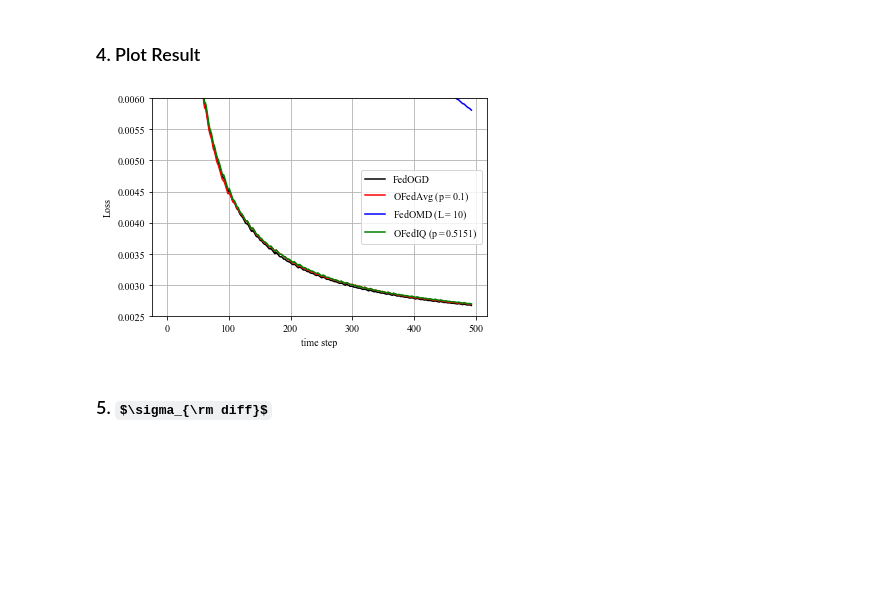
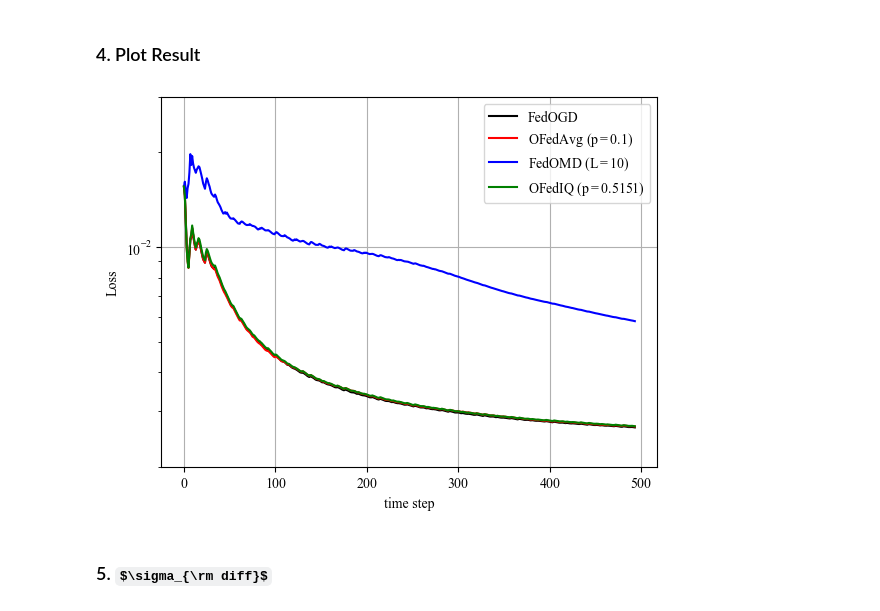
Before and after one commit to IISL-HYU/RegretAnalysis_OFL, a Jupyter notebook: Experiments.ipynb, the cells around one changed output. Saved outputs shown, nothing was run; the diff lists cells and outputs as text; code cells hidden in the pictures; some formulas as TeX source; blank space fills up the shorter version.

```diff
--- a/Experiments.ipynb
+++ b/Experiments.ipynb
@@ -93,36 +93,36 @@ with open(f"./result/{task}_OFedAvg_{code}.pkl", "rb") as f:
     r2 = pickle.load(f)
 with open(f"./result/{task}_FedOMD_{code}.pkl", "rb") as f:
     r3 = pickle.load(f)
 with open(f"./result/{task}_OFedIQ_{code}.pkl", "rb") as f:
     r4 = pickle.load(f)
 
 l1 = list(range(len(r1)))
 l2 = list(range(len(r2)))
 l3 = list(range(len(r3)))
 l4 = list(range(len(r4)))
 
 plt.plot(l1, r1, 'black', label=r'FedOGD')
 plt.plot(l2, r2, 'red', label=r'OFedAvg ($\mathdefault{p=0.1}$)')
 plt.plot(l3, r3, 'blue', label=r'FedOMD ($\mathdefault{L=10}$)')
 plt.plot(l4, r4, 'green', label=r'OFedIQ ($\mathdefault{p=0.5151}$)')
 
 plt.xlabel('time step')
 
 if task == 'clf':
     plt.ylabel('Accuracy')
 elif task == 'reg':
     plt.ylabel('Loss')
-    #plt.yscale("log")
+    plt.yscale("log")
 
-plt.ylim([0.0025, 0.006])
+plt.ylim([0.002, 0.03])
 plt.rcParams["font.family"] = "Times New Roman"
 plt.grid()
 plt.legend()
 
 plt.savefig(f'./Figures/{task}_{code}.png', dpi=200, facecolor="white")
 plt.show()
 # %% [output]
-[figure, old version]
+[figure, new version]
 # %% [markdown]
 ### 5. $\sigma_{\rm diff}$
 # %%
```
